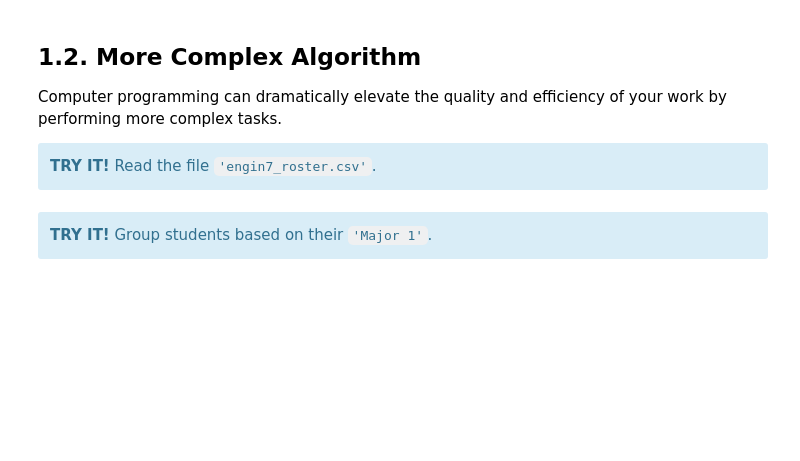
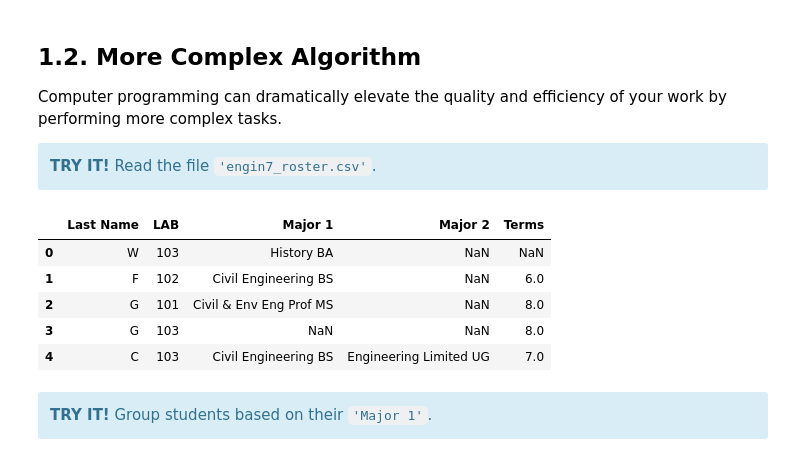
Before and after one commit to engin-7/materials-fa23, a Jupyter notebook: lec/00_introduction.ipynb, the cells around one changed output. Cells and saved outputs as stored; diff of their text form; code cells hidden in the pictures; blank space fills up the shorter version.

```diff
--- a/lec/00_introduction.ipynb
+++ b/lec/00_introduction.ipynb
@@ -26,12 +30,20 @@ Computer programming can dramatically elevate the quality and efficiency of your
 <div class="alert alert-block alert-info"> <b>TRY IT!</b> Read the file <code>'engin7_roster.csv'</code>.</div>
 # %%
 # import pandas
-
+import pandas as pd
 
 # read csv file
-
+df = pd.read_csv('resources/civeng93_roster.csv')
 
 # show first few rows
+df.head()
+# %% [output]
+|  | Last Name | LAB | Major 1 | Major 2 | Terms |
+| 0 | W | 103 | History BA | NaN | NaN |
+| 1 | F | 102 | Civil Engineering BS | NaN | 6.0 |
+| 2 | G | 101 | Civil & Env Eng Prof MS | NaN | 8.0 |
+| 3 | G | 103 | NaN | NaN | 8.0 |
+| 4 | C | 103 | Civil Engineering BS | Engineering Limited UG | 7.0 |
 # %% [markdown]
 <div class="alert alert-block alert-info"> <b>TRY IT!</b> Group students based on their <code>'Major 1'</code>.</div>
 # %%
```
Also changed, not shown: parts of 3 cells of this notebook.
